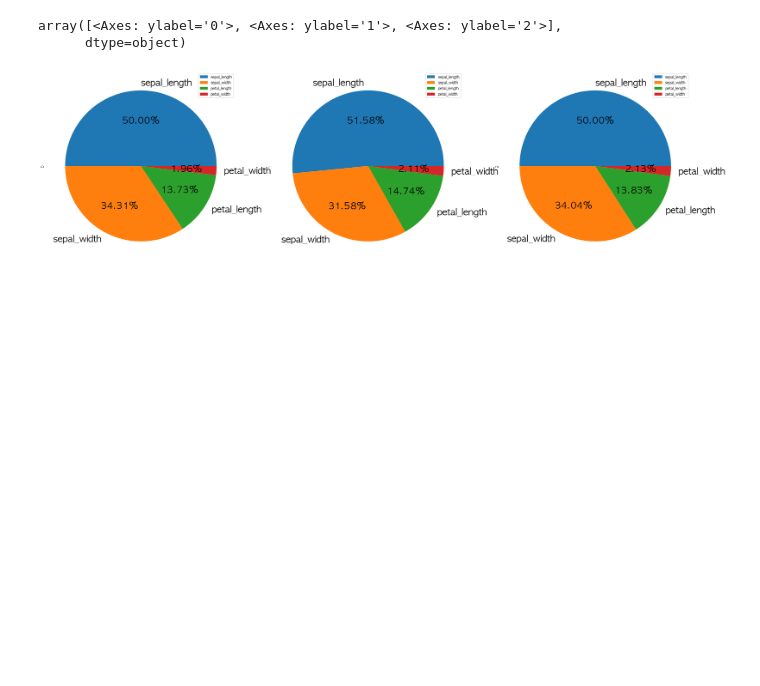
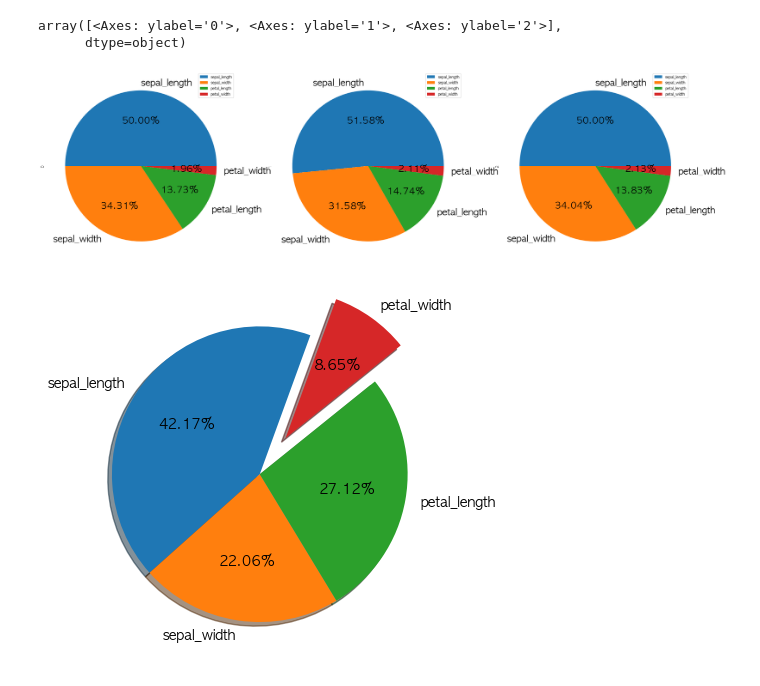
Before and after one commit to chae030/DCAV, a Jupyter notebook: final.ipynb, the cells around one changed output. Drawn from its saved outputs; the diff is of its cells as text; code cells hidden in the pictures; blank space fills up the shorter version.

```diff
--- a/final.ipynb
+++ b/final.ipynb
@@ -759,3 +759,15 @@ d.plot.pie(subplots=True, figsize=(30,30), fontsize=24, autopct="%.2f%%")
 array([<Axes: ylabel='0'>, <Axes: ylabel='1'>, <Axes: ylabel='2'>],
       dtype=object)
 [figure]
+# %%
+iris_m = iris.mean()
+plt.pie(iris_m, labels= iris_m.index, autopct='%.2f%%', explode=(0,0,0,0.3)
+        , startangle=70, shadow=True)
+plt.show()
+# labels : 각 데이터의 이름 배정
+# autopct : 각 데이터의 비율을 백분율로 표기함
+# explode : 부채꼴을 중앙으로부터 할당한 값만큼 벗어나게 함
+# startangle : 첫 번째 데이터 영역이 시작하는 위치의 각도
+# shadow : 그림자 사용 여부
+# %% [output]
+[figure, added]
```
Also changed, not shown: parts of 2 cells of this notebook, 1 other file.
